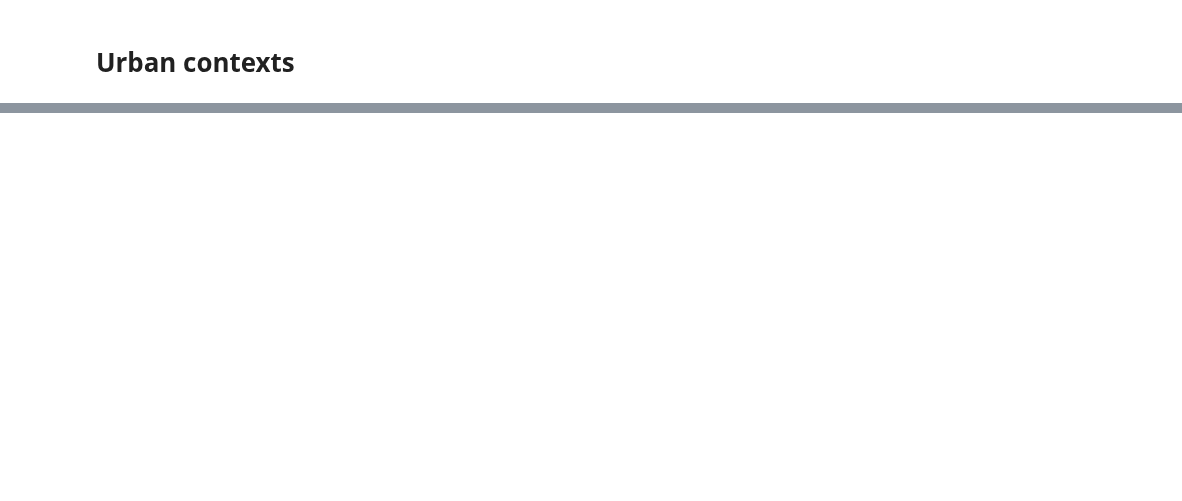
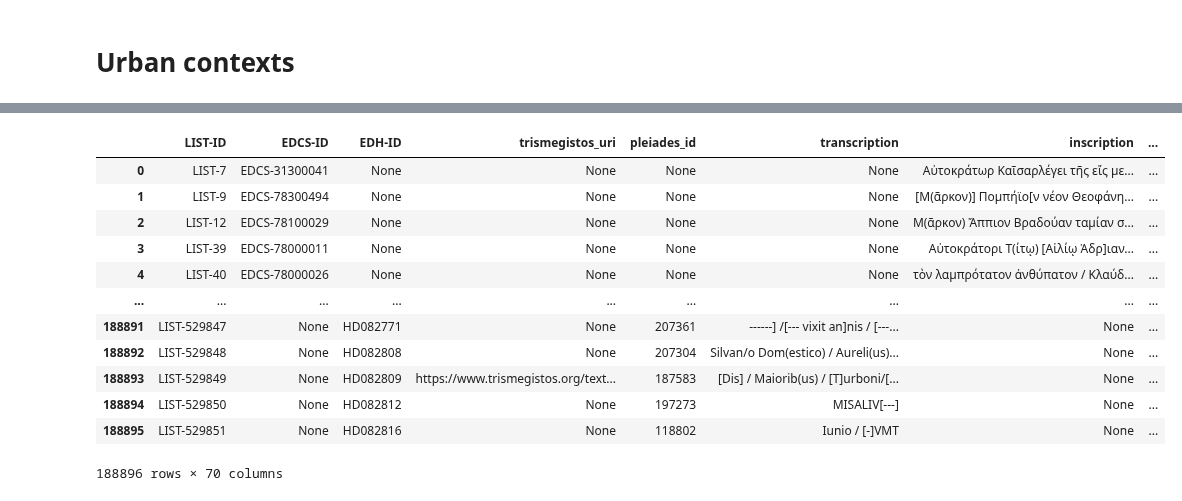
Before and after one commit to sdam-au/LI_ETL, a Jupyter notebook: scripts/1_MERGING+DEDUPLICATION+FILTERING+URBAN-CONTEXTS.ipynb, the cells around one changed output, grey strips where cells are left out. Saved outputs shown, nothing was run; the diff lists cells and outputs as text; code cells hidden in the pictures; blank space fills up the shorter version.

```diff
--- a/scripts/1_MERGING+DEDUPLICATION+FILTERING+URBAN-CONTEXTS.ipynb
+++ b/scripts/1_MERGING+DEDUPLICATION+FILTERING+URBAN-CONTEXTS.ipynb
@@ -988,0 +693,3 @@ LIREg_minimal_test.head(5)
+# %%
+roman_cities.sort_values("pop_est", ascending=False, inplace=True)
+roman_cities.head(5)
@@ -988,0 +728,5 @@ LIREg_minimal_test.head(5)
+# %%
+masks_dict = {}
+masks_dict["large"] = roman_cities["pop_est"] >= 30000
+masks_dict["medium"] = (roman_cities["pop_est"] >= 5000) & (roman_cities["pop_est"] < 30000)
+masks_dict["small"] = small_cities_mask = roman_cities["pop_est"] < 5000
@@ -988,0 +740,31 @@ LIREg_minimal_test.head(5)
+# %%
+geod = Geod(ellps="WGS84")
+def get_dist_m(inscr_geo, city_geo):
+    line_string = LineString([inscr_geo, city_geo])
+    return np.round(geod.geometry_length(line_string), 2)
+
+def ckdnearest(inscriptions, cities, city_type):
+    cities = cities[masks_dict[city_type]]
+    cities = cities[['ID', 'geometry']]
+    cities.rename(columns={"ID" : city_type + "_city_ID"}, inplace=True)
+    insr_geometries = np.array(list(inscriptions.geometry.apply(lambda x: (x.x, x.y))))
+    cities_geometries = np.array(list(cities.geometry.apply(lambda x: (x.x, x.y))))
+    btree = cKDTree(cities_geometries)
+    dist, idx = btree.query(insr_geometries, k=1)
+    nearest_cities_df = cities.iloc[idx].rename(columns={"geometry": city_type +"_city_geo"}).reset_index(drop=True)
+    nearest_cities_df[city_type + "_city_geo"] = [[geom.x, geom.y] for geom in nearest_cities_df[city_type + "_city_geo"]]
+
+    merge_gdf = pd.concat(
+        [
+            inscriptions.reset_index(drop=True),
+            nearest_cities_df,
+            pd.Series(dist, name=city_type + "_city_dist")
+        ],
+        axis=1)
+    merge_gdf[city_type + "_city_dist"] = merge_gdf.apply(lambda row: get_dist_m(row.geometry, row[city_type + "_city_geo"]), axis=1)
+    return merge_gdf
+# %%
+%%time
+LIST = ckdnearest(LIST, roman_cities, "large")
+LIST = ckdnearest(LIST, roman_cities, "medium")
+LIST = ckdnearest(LIST, roman_cities, "small")
@@ -988,0 +774,16 @@ LIREg_minimal_test.head(5)
+# %%
+LIST
+# %% [output]
+|  | LIST-ID | EDCS-ID | EDH-ID | trismegistos_uri | pleiades_id | transcription | inscription | ... |
+| 0 | LIST-7 | EDCS-31300041 | None | None | None | None | Αὐτοκράτωρ Καῖσαρλέγει τῆς εἴς με... | ... |
+| 1 | LIST-9 | EDCS-78300494 | None | None | None | None | [Μ(ᾶρκον)] Πομπήϊο[ν νέον Θεοφάνη... | ... |
+| 2 | LIST-12 | EDCS-78100029 | None | None | None | None | Μ(ᾶρκον) Ἄππιον Βραδούαν ταμίαν σ... | ... |
+| 3 | LIST-39 | EDCS-78000011 | None | None | None | None | Αὐτοκράτορι Τ(ίτῳ) [Αἰλίῳ Ἁδρ]ιαν... | ... |
+| 4 | LIST-40 | EDCS-78000026 | None | None | None | None | τὸν λαμπρότατον ἀνθύπατον / Κλαύδ... | ... |
+| ... | ... | ... | ... | ... | ... | ... | ... | ... |
+| 188891 | LIST-529847 | None | HD082771 | None | 207361 | ------] /[--- vixit an]nis / [---... | None | ... |
+| 188892 | LIST-529848 | None | HD082808 | None | 207304 | Silvan/o Dom(estico) / Aureli(us)... | None | ... |
+| 188893 | LIST-529849 | None | HD082809 | https://www.trismegistos.org/text... | 187583 | [Dis] / Maiorib(us) / [T]urboni/[... | None | ... |
+| 188894 | LIST-529850 | None | HD082812 | None | 197273 | MISALIV[---] | None | ... |
+| 188895 | LIST-529851 | None | HD082816 | None | 118802 | Iunio / [-]VMT | None | ... |
+188896 rows × 70 columns
```
Also changed, not shown: parts of 105 cells of this notebook, 8 other files.
